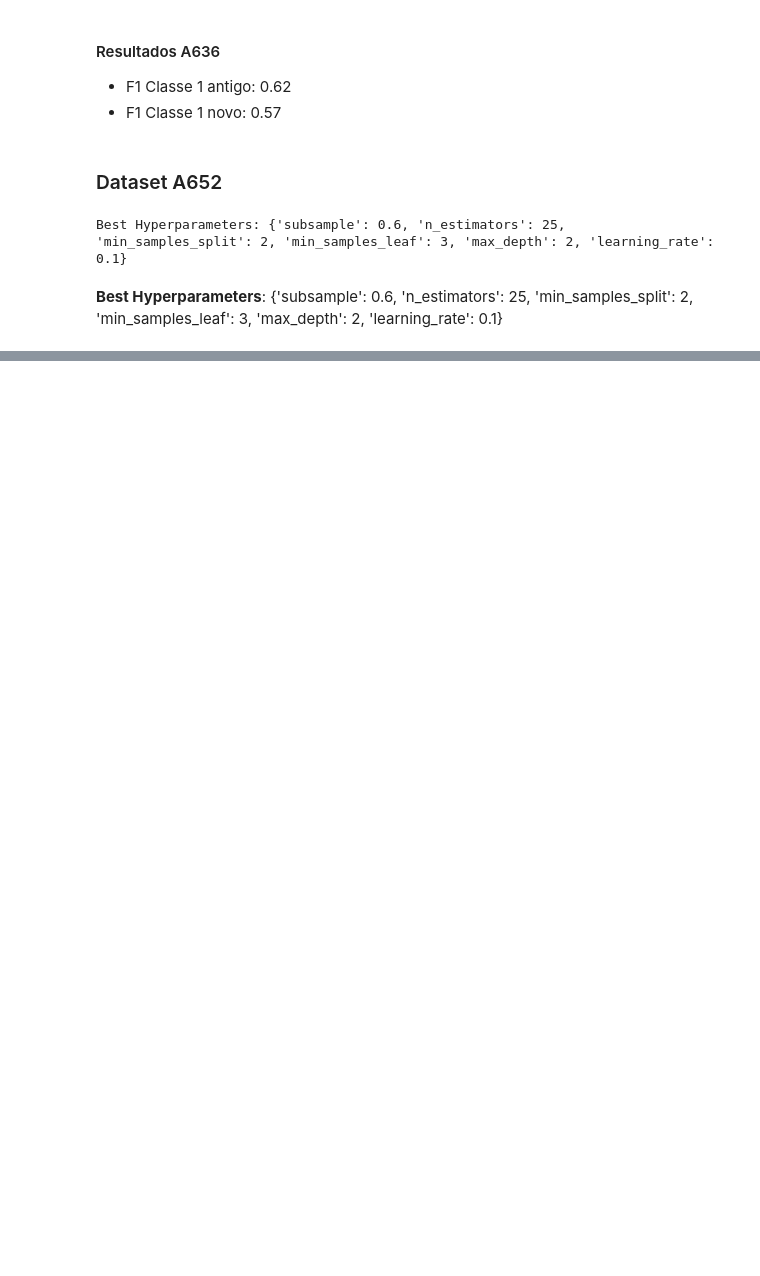
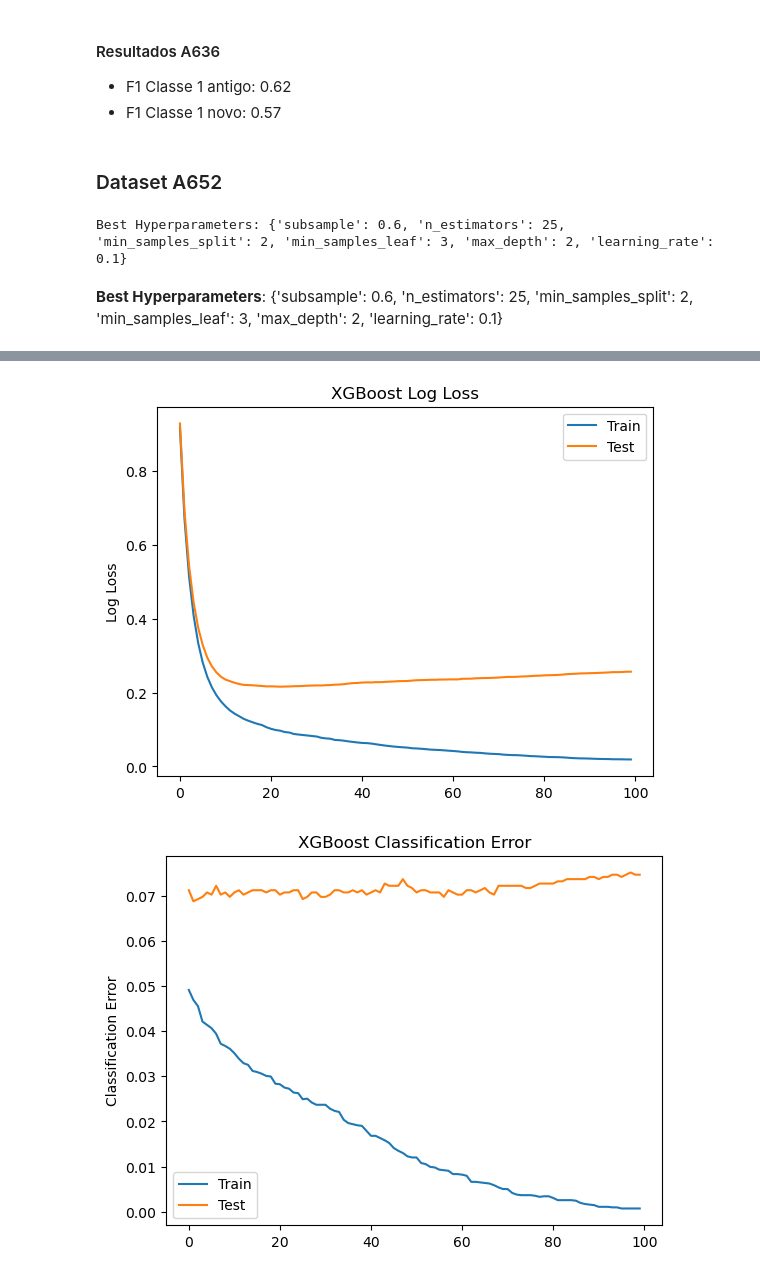
Before and after one commit to Michelcyc/MachineLearningTask_MastersDegree_CEFET, a Jupyter notebook: AM_T2_MICHEL_SIQUEIRA_REIS.ipynb, the cells around one changed output, grey strips where cells are left out. Cells and saved outputs as stored; diff of their text form; code cells hidden in the pictures; blank space fills up the shorter version.

```diff
--- a/AM_T2_MICHEL_SIQUEIRA_REIS.ipynb
+++ b/AM_T2_MICHEL_SIQUEIRA_REIS.ipynb
@@ -745,0 +761,2 @@ weighted avg       0.92      0.92      0.92     10129
+# %%
+(X_train , y_train , X_val , y_val , X_test , y_test) = pickle.load(fileA602)
@@ -745,0 +789,13 @@ weighted avg       0.92      0.92      0.92     10129
+# %%
+from numpy import loadtxt
+from xgboost import XGBClassifier
+from sklearn.metrics import precision_score, recall_score, f1_score, accuracy_score
+from matplotlib import pyplot
+
+# fit model no training data
+model = XGBClassifier()
+eval_set = [(X_train, y_train), (X_val, y_val)]
+model.fit(X_train, y_train, eval_metric=["merror", "mlogloss"], eval_set=eval_set, verbose=True)
+
+# make predictions for test data
+y_pred = model.predict(X_test)
@@ -745,0 +829,26 @@ weighted avg       0.92      0.92      0.92     10129
+# %%
+# retrieve performance metrics
+results = model.evals_result()
+epochs = len(results['validation_0']['merror'])
+x_axis = range(0, epochs)
+
+# plot log loss
+fig, ax = pyplot.subplots()
+ax.plot(x_axis, results['validation_0']['mlogloss'], label='Train')
+ax.plot(x_axis, results['validation_1']['mlogloss'], label='Test')
+ax.legend()
+pyplot.ylabel('Log Loss')
+pyplot.title('XGBoost Log Loss')
+pyplot.show()
+
+# plot classification error
+fig, ax = pyplot.subplots()
+ax.plot(x_axis, results['validation_0']['merror'], label='Train')
+ax.plot(x_axis, results['validation_1']['merror'], label='Test')
+ax.legend()
+pyplot.ylabel('Classification Error')
+pyplot.title('XGBoost Classification Error')
+pyplot.show()
+# %% [output]
+[figure, added]
+[figure, added]
```
Also changed, not shown: parts of 17 cells of this notebook.
